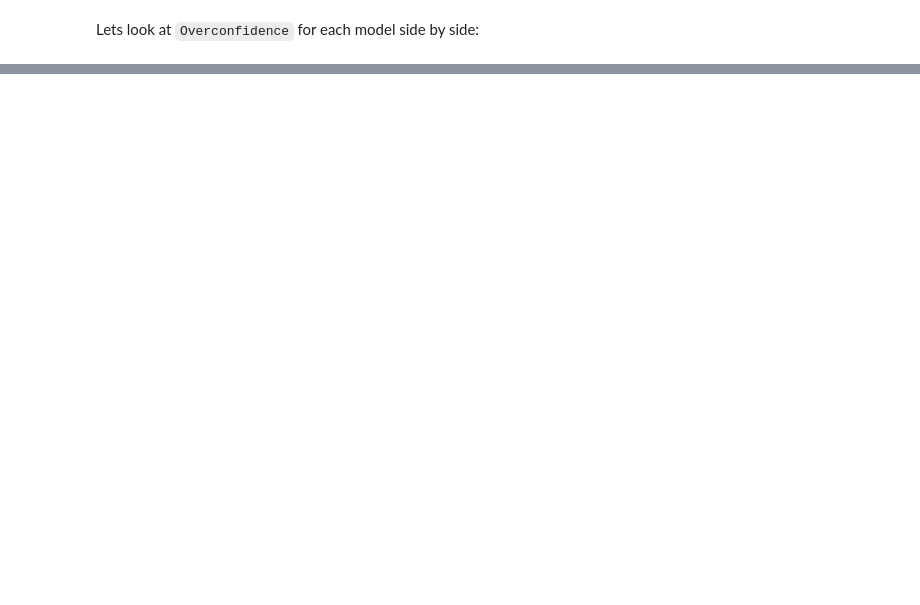
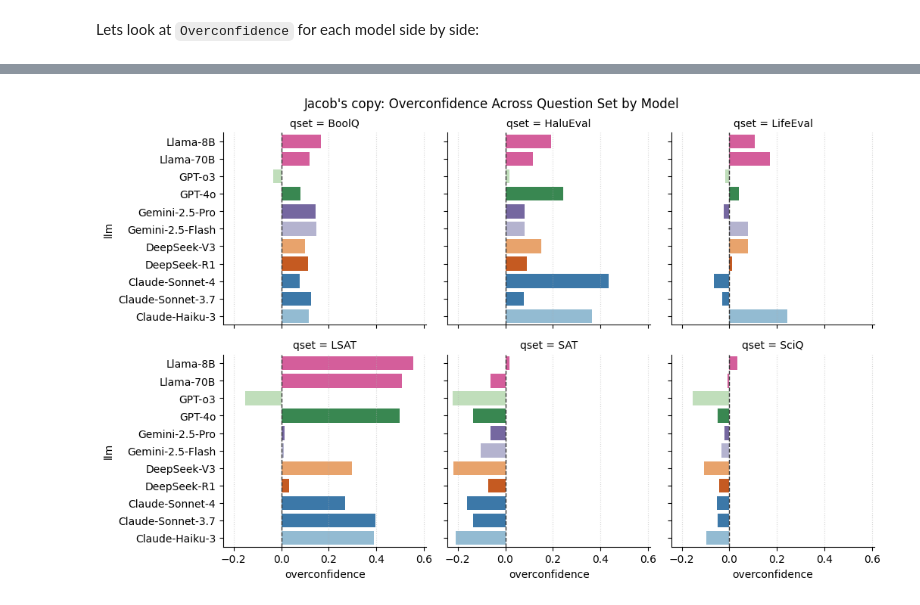
Before and after one commit to NoamMichael/Comparing-Confidence-in-LLMs, a Jupyter notebook: analysis.ipynb, the cells around one changed output, grey strips where cells are left out. Drawn from its saved outputs; the diff is of its cells as text; code cells hidden in the pictures; blank space fills up the shorter version.

```diff
--- a/analysis.ipynb
+++ b/analysis.ipynb
@@ -832,0 +908,45 @@ The `ci` parameter is deprecated. Use `errorbar=None` for the same effect.
+# %%
+##
+## Jacob's Version:
+
+j = pd.read_csv(r"table1-info.csv")
+
+qset_order = ["BoolQ", "HaluEval", "LifeEval", "LSAT", "SAT", "SciQ"]  # edit as needed
+j["qset"] = pd.Categorical(j["qset"], categories=qset_order, ordered=True)
+
+model_order = ['Llama-8B', # Same order as Jacob
+ 'Llama-70B',
+ 'GPT-o3',
+ 'GPT-4o',
+ 'Gemini-2.5-Pro',
+ 'Gemini-2.5-Flash',
+ 'DeepSeek-V3',
+ 'DeepSeek-R1',
+ 'Claude-Sonnet-4',
+ 'Claude-Sonnet-3.7',
+ 'Claude-Haiku-3']
+
+palette = {m: pick_color(m) for m in sorted(j["llm"].unique(), key=str.lower)}
+
+g = sns.catplot(
+    data=j, kind="bar",
+    x="overconfidence", y="llm",
+    col="qset", col_wrap=3,
+    order=model_order, hue = "llm",
+    palette = palette,
+    height=3.2, aspect=1.1,# edgecolor="0.0"
+)
+
+xmin = min(-0.05, j["overconfidence"].min()*1.1)
+xmax = max( 0.05, j["overconfidence"].max()*1.1)
+g.set(xlim=(xmin, xmax), xlabel="overconfidence", ylabel="llm")
+
+for ax in g.axes.flat:
+    ax.axvline(0, linestyle="--", linewidth=1, color="0.2")
+    ax.grid(True, axis="x", linestyle=":", alpha=0.5)
+
+plt.tight_layout()
+g.fig.suptitle("Jacob's copy: Overconfidence Across Question Set by Model", y = 1.02)
+plt.show()
+# %% [output]
+[figure, added]
```
Also changed, not shown: parts of 18 cells of this notebook, 3 other files.
